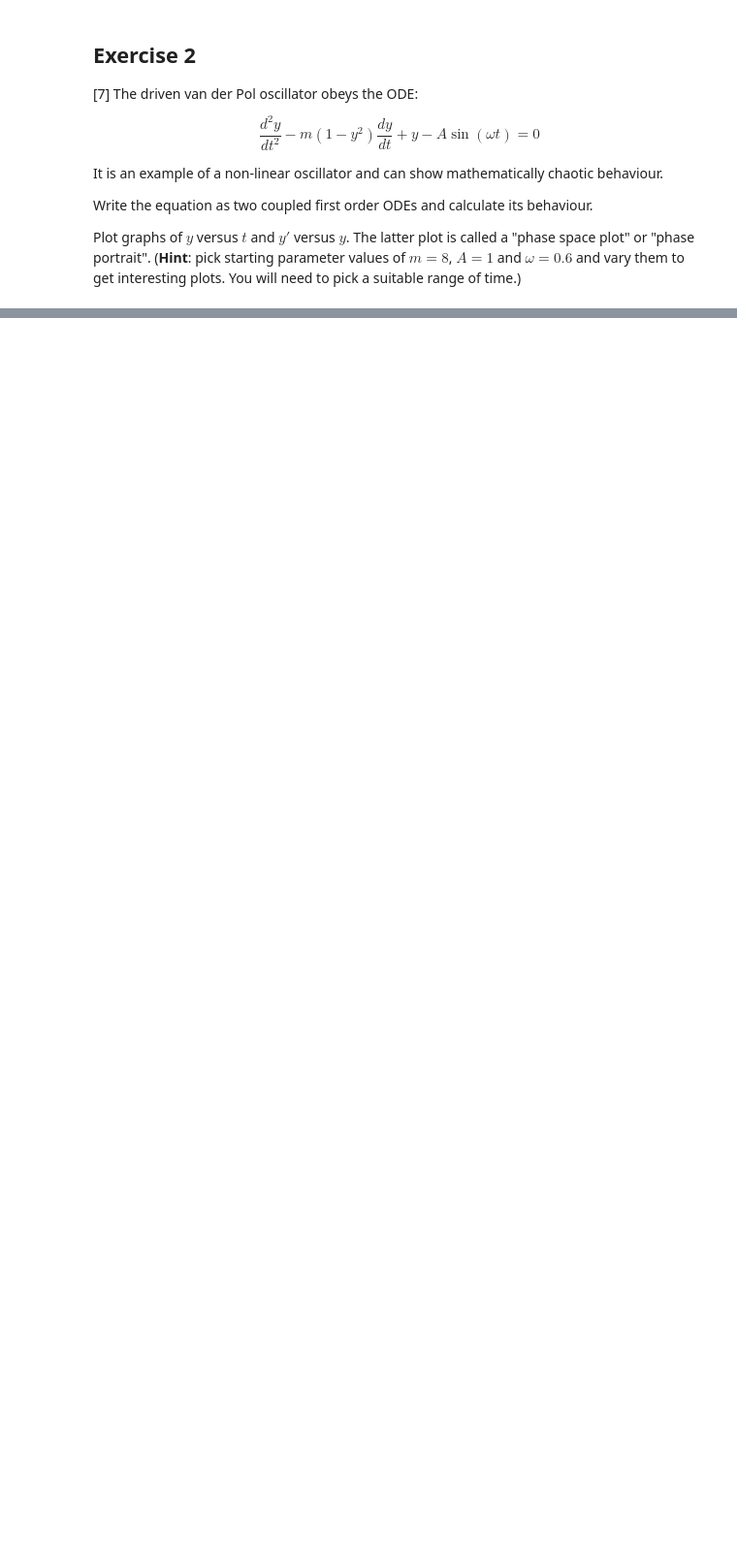
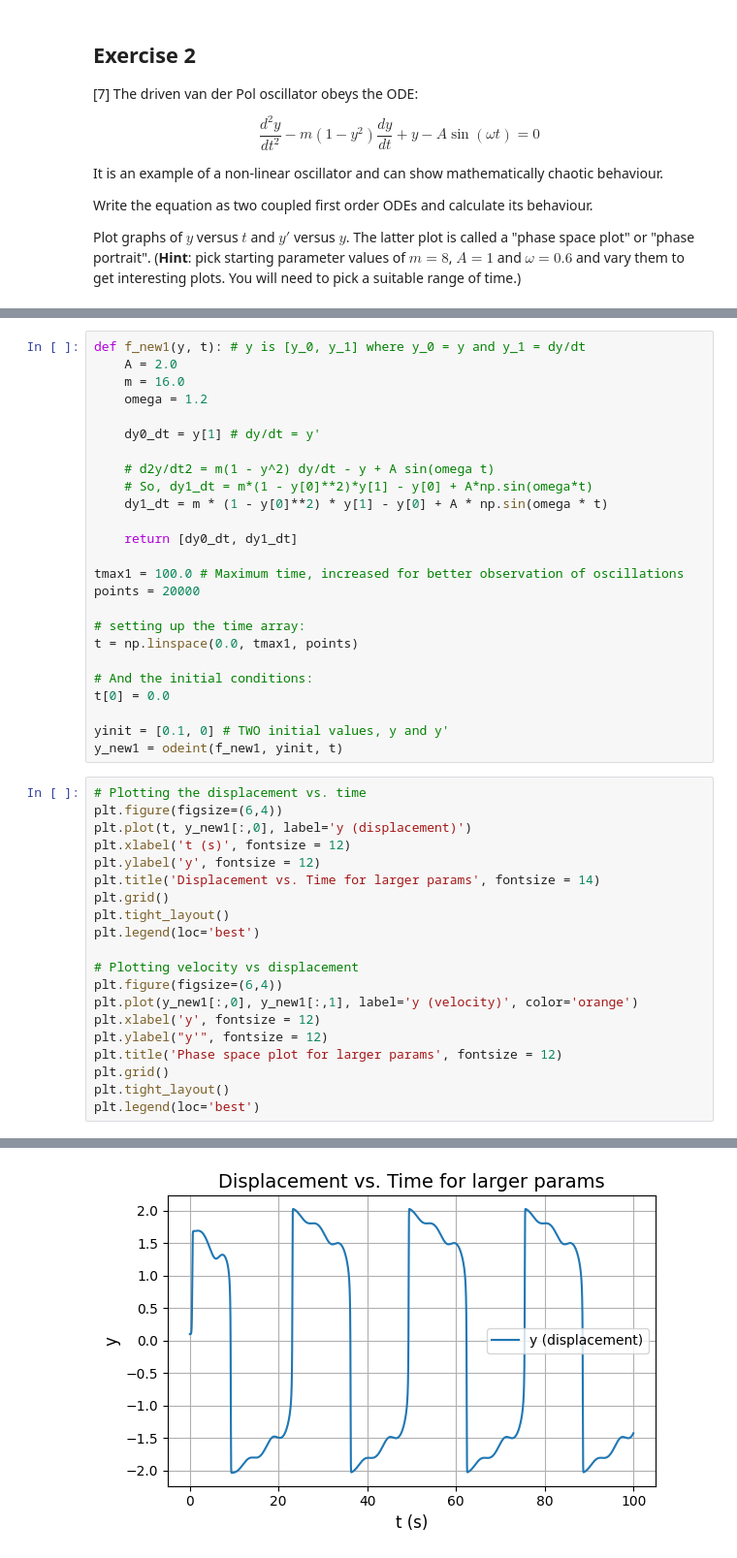
Before and after one commit to PX2145-2025/week-8-b-Lalsodagar-Adi, a Jupyter notebook: ODEs_Adi_Lalsodagar.ipynb, the cells around one changed output, grey strips where cells are left out. Shown at 97% size. Saved outputs shown, nothing was run; the diff lists cells and outputs as text; blank space fills up the shorter version.

```diff
--- a/ODEs_Adi_Lalsodagar.ipynb
+++ b/ODEs_Adi_Lalsodagar.ipynb
@@ -424,0 +531,46 @@ Plot graphs of $y$ versus $t$ and $y'$ versus $y$. The latter plot is called a "
+# %%
+def f_new1(y, t): # y is [y_0, y_1] where y_0 = y and y_1 = dy/dt
+    A = 2.0
+    m = 16.0
+    omega = 1.2
+
+    dy0_dt = y[1] # dy/dt = y'
+
+    # d2y/dt2 = m(1 - y^2) dy/dt - y + A sin(omega t)
+    # So, dy1_dt = m*(1 - y[0]**2)*y[1] - y[0] + A*np.sin(omega*t)
+    dy1_dt = m * (1 - y[0]**2) * y[1] - y[0] + A * np.sin(omega * t)
+
+    return [dy0_dt, dy1_dt]
+
+tmax1 = 100.0 # Maximum time, increased for better observation of oscillations
+points = 20000
+
+# setting up the time array:
+t = np.linspace(0.0, tmax1, points)
+
+# And the initial conditions:
+t[0] = 0.0
+
+yinit = [0.1, 0] # TWO initial values, y and y'
+y_new1 = odeint(f_new1, yinit, t)
+# %%
+# Plotting the displacement vs. time
+plt.figure(figsize=(6,4))
+plt.plot(t, y_new1[:,0], label='y (displacement)')
+plt.xlabel('t (s)', fontsize = 12)
+plt.ylabel('y', fontsize = 12)
+plt.title('Displacement vs. Time for larger params', fontsize = 14)
+plt.grid()
+plt.tight_layout()
+plt.legend(loc='best')
+
+# Plotting velocity vs displacement
+plt.figure(figsize=(6,4))
+plt.plot(y_new1[:,0], y_new1[:,1], label='y (velocity)', color='orange')
+plt.xlabel('y', fontsize = 12)
+plt.ylabel("y'", fontsize = 12)
+plt.title('Phase space plot for larger params', fontsize = 12)
+plt.grid()
+plt.tight_layout()
+plt.legend(loc='best')
+# %% [output]
@@ -424,0 +578 @@ Plot graphs of $y$ versus $t$ and $y'$ versus $y$. The latter plot is called a "
+[figure, added]
```
Also changed, not shown: parts of 9 cells of this notebook.
